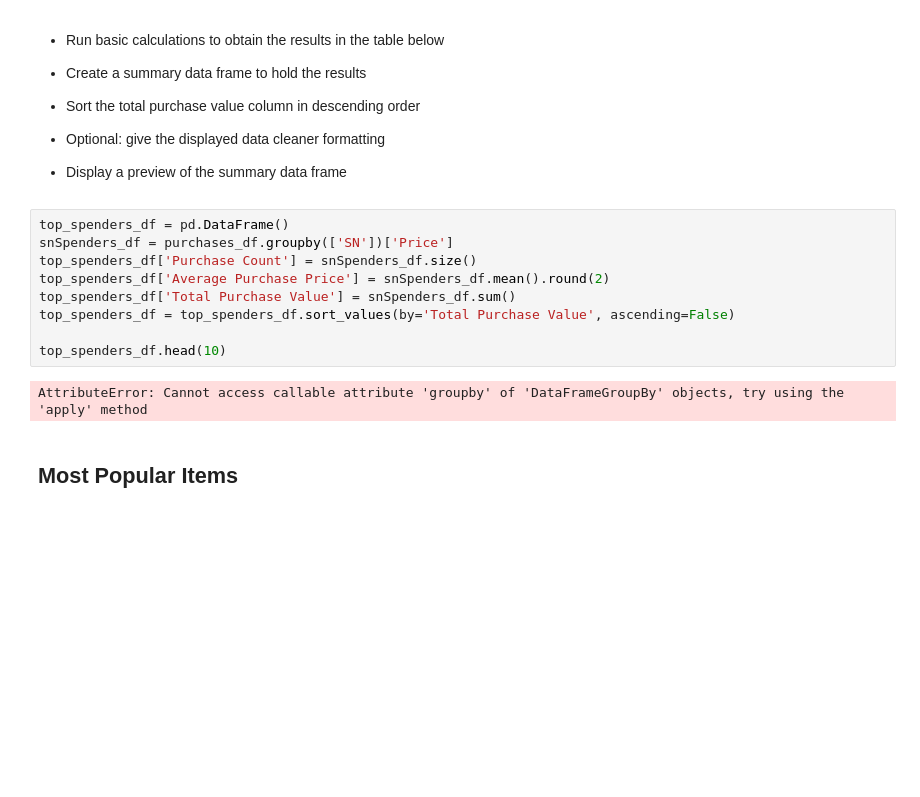
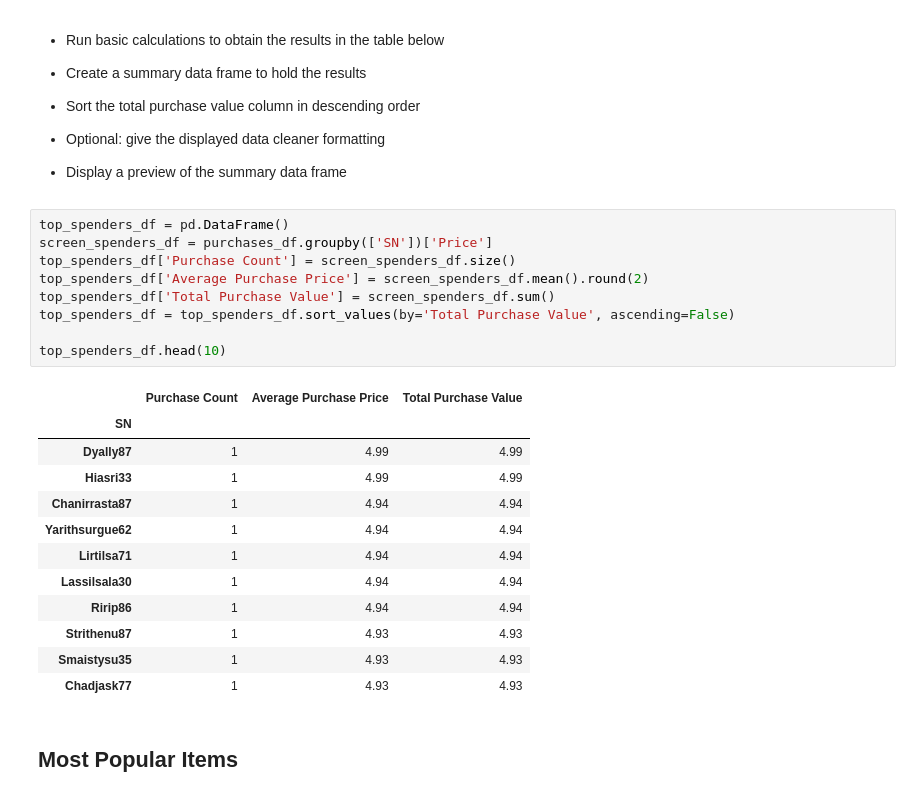
Before and after one commit to scubatam/pandas, a Jupyter notebook: HeroesOfPymoli_starter.ipynb, the cells around one changed output. Saved outputs shown, nothing was run; the diff lists cells and outputs as text; blank space fills up the shorter version.

```diff
--- a/HeroesOfPymoli_starter.ipynb
+++ b/HeroesOfPymoli_starter.ipynb
@@ -269,15 +241,26 @@ purchases_df.max()
 * Display a preview of the summary data frame
 # %%
 top_spenders_df = pd.DataFrame()
-snSpenders_df = purchases_df.groupby(['SN'])['Price']
-top_spenders_df['Purchase Count'] = snSpenders_df.size()
-top_spenders_df['Average Purchase Price'] = snSpenders_df.mean().round(2)
-top_spenders_df['Total Purchase Value'] = snSpenders_df.sum()
+screen_spenders_df = purchases_df.groupby(['SN'])['Price']
+top_spenders_df['Purchase Count'] = screen_spenders_df.size()
+top_spenders_df['Average Purchase Price'] = screen_spenders_df.mean().round(2)
+top_spenders_df['Total Purchase Value'] = screen_spenders_df.sum()
 top_spenders_df = top_spenders_df.sort_values(by='Total Purchase Value', ascending=False)
 
 top_spenders_df.head(10)
 # %% [output]
-AttributeError: Cannot access callable attribute 'groupby' of 'DataFrameGroupBy' objects, try using the 'apply' method
+|  | Purchase Count | Average Purchase Price | Total Purchase Value |
+| SN |  |  |  |
+| Dyally87 | 1 | 4.99 | 4.99 |
+| Hiasri33 | 1 | 4.99 | 4.99 |
+| Chanirrasta87 | 1 | 4.94 | 4.94 |
+| Yarithsurgue62 | 1 | 4.94 | 4.94 |
+| Lirtilsa71 | 1 | 4.94 | 4.94 |
+| Lassilsala30 | 1 | 4.94 | 4.94 |
+| Ririp86 | 1 | 4.94 | 4.94 |
+| Strithenu87 | 1 | 4.93 | 4.93 |
+| Smaistysu35 | 1 | 4.93 | 4.93 |
+| Chadjask77 | 1 | 4.93 | 4.93 |
 # %% [markdown]
 ## Most Popular Items
 # %% [markdown]
```
Also changed, not shown: parts of 27 cells of this notebook.
